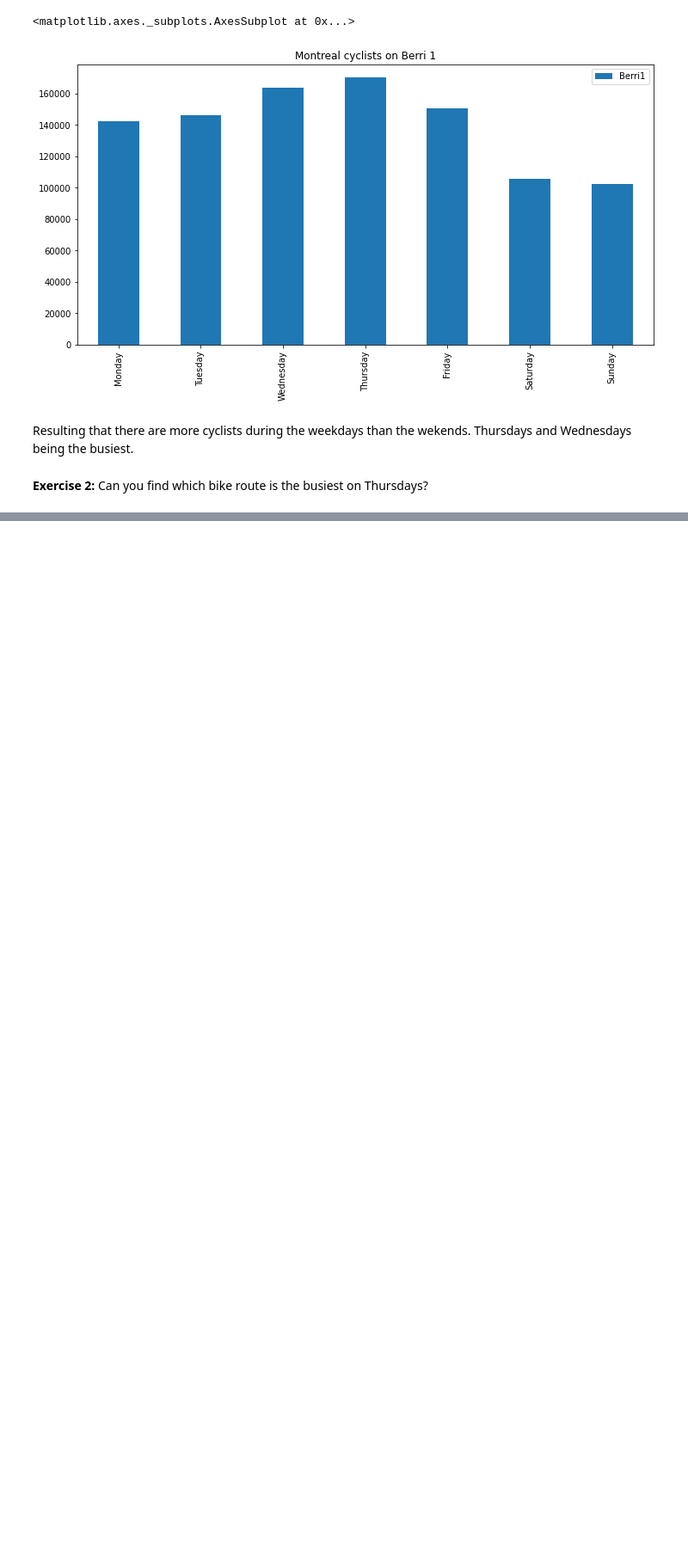
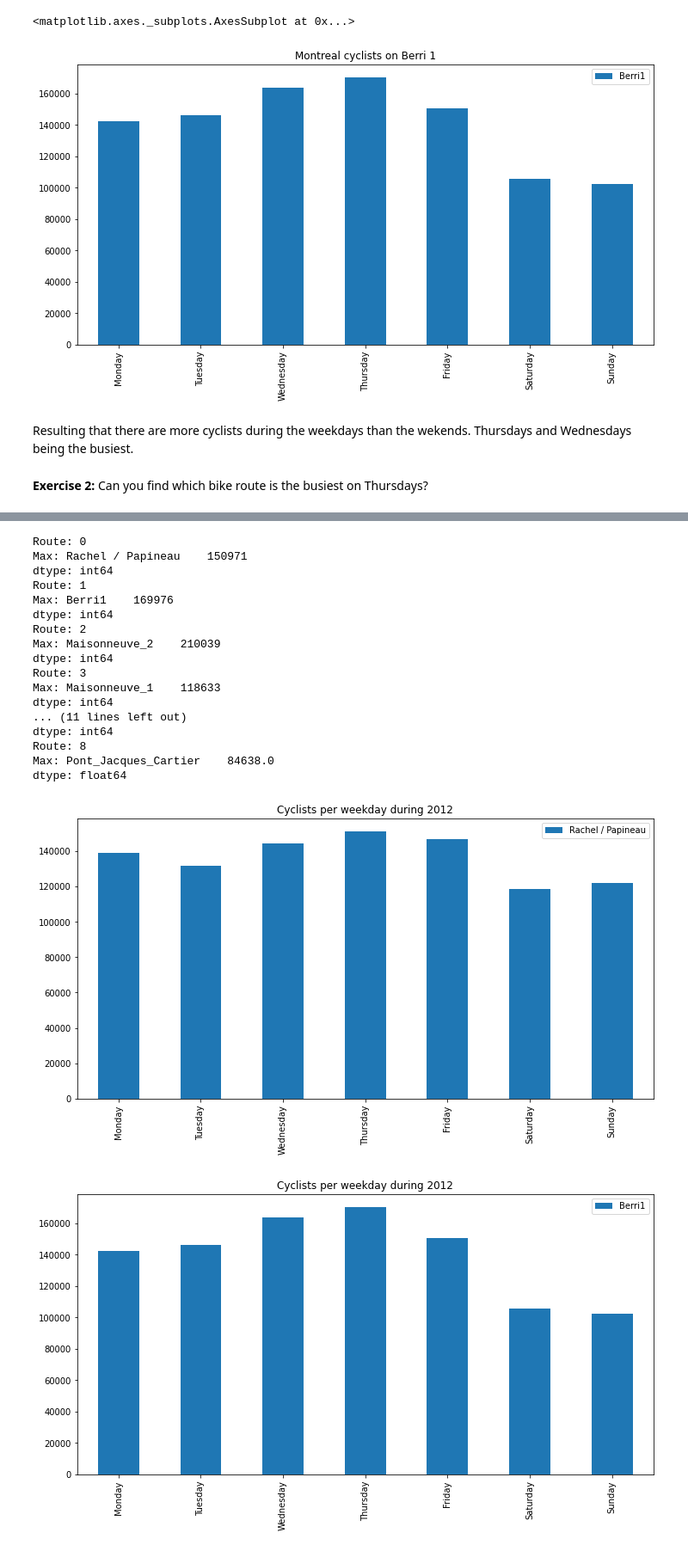
Before and after one commit to clizarraga-UAD7/Notebooks, a Jupyter notebook: PandasIntro.ipynb, the cells around one changed output, grey strips where cells are left out. Shown at 86% size. Saved outputs shown, nothing was run; the diff lists cells and outputs as text; code cells hidden in the pictures; blank space fills up the shorter version.

```diff
--- a/PandasIntro.ipynb
+++ b/PandasIntro.ipynb
@@ -530,3 +536,19 @@ weekday_counts.plot(kind='bar', figsize=(12, 6), title='Montreal cyclists on Ber
 Resulting that there are more cyclists during the weekdays than the wekends. Thursdays and Wednesdays being the busiest.
 # %% [markdown]
 **Exercise 2:** Can you find which bike route is the busiest on Thursdays?
+# %%
+# We gather all the code for a single bike route
+
+file_name = "https://raw.githubusercontent.com/clizarraga-UAD7/Datasets/main/comptagevelo2012.csv"
+
+bikes = pd.read_csv(file_name,
+                    parse_dates=['Date'], dayfirst=True,
+                    index_col='Date')
+# Add the weekday column
+berri_bikes = bikes[['Berri1']].copy()
+berri_bikes.loc[:,'weekday'] = berri_bikes.index.weekday
+
+# Add up the number of cyclists by weekday, and plot!
+weekday_counts = berri_bikes.groupby('weekday').aggregate(sum)
+weekday_counts.index = ['Monday', 'Tuesday', 'Wednesday', 'Thursday', 'Friday', 'Saturday', 'Sunday']
+weekday_counts.plot(kind='bar' , figsize=(12, 6), title='Montreal cyclists on Berri 1')
@@ -532,0 +590,7 @@ Resulting that there are more cyclists during the weekdays than the wekends. Thu
+# %%
+# Remove column name 'Unnamed: 1', and redefine the bikes dataframe.
+# The axis = 1 refers to columns, and the inplace=True option rewrites the bike dataframe
+
+bikes.drop(['Unnamed: 1'], axis = 1, inplace = True)
+
+bikes.head()
@@ -532,0 +605,7 @@ Resulting that there are more cyclists during the weekdays than the wekends. Thu
+# %%
+# Add the weekday column
+
+bikes_new = bikes.copy()
+bikes_new.loc[:,'weekday'] = bikes.index.weekday
+
+bikes_new.head()
@@ -532,0 +627,33 @@ Resulting that there are more cyclists during the weekdays than the wekends. Thu
+# %%
+# Establish a route counter. There are 9 bike routes.
+for i in range(0,9):
+  print('Route:', i)
+
+# Sum the number of cyclists by weekday, and plot!
+# bikes_new.iloc[:,[i,9]].groupby('weekday') contains column route and weekday and groups them by weekday
+  weekday_counts = bikes_new.iloc[:,[i,9]].groupby('weekday').aggregate(sum)
+# The weekday is set as index of the weekday_counts dataframe
+  weekday_counts.index = ['Monday', 'Tuesday', 'Wednesday', 'Thursday', 'Friday', 'Saturday', 'Sunday']
+
+  print('Max:', weekday_counts.max())  # Print the maximum for ever column or route case
+  weekday_counts.plot(kind='bar' , figsize=(12, 6), title="Cyclists per weekday during 2012")  # Do a bar plot for every case.
+# %% [output]
+Route: 0
+Max: Rachel / Papineau    150971
+dtype: int64
+Route: 1
+Max: Berri1    169976
+dtype: int64
+Route: 2
+Max: Maisonneuve_2    210039
+dtype: int64
+Route: 3
+Max: Maisonneuve_1    118633
+dtype: int64
+... (11 lines left out)
+dtype: int64
+Route: 8
+Max: Pont_Jacques_Cartier    84638.0
+dtype: float64
+[figure, added]
+[figure, added]
```
Also changed, not shown: parts of 39 cells of this notebook.
